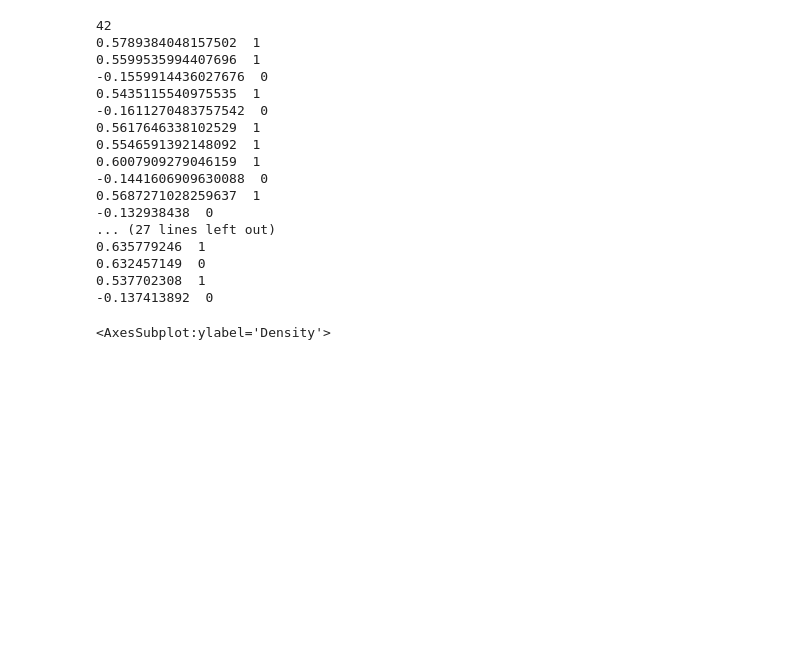
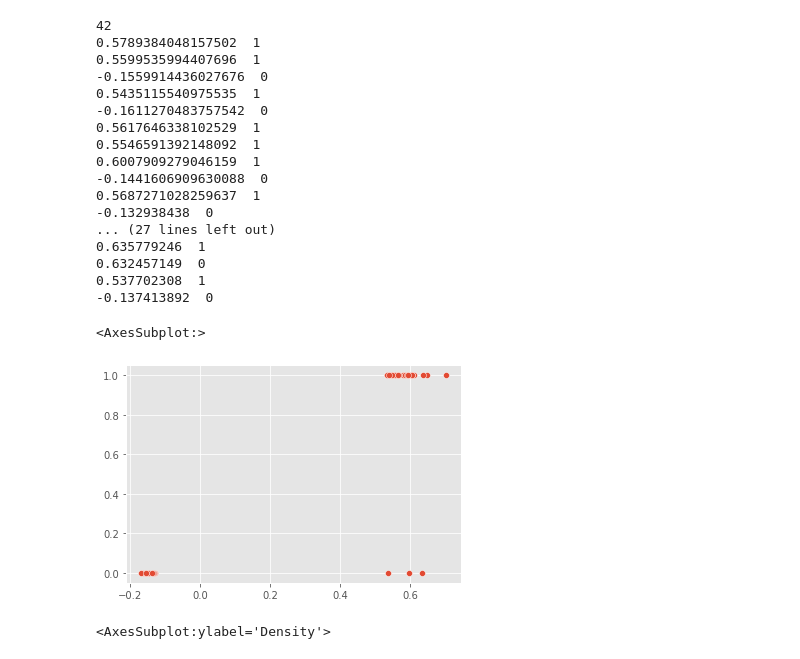
Before and after one commit to huutuongtu/ML_project, a Jupyter notebook: Label_after.ipynb, the cells around one changed output. Cells and saved outputs as stored; diff of their text form; code cells hidden in the pictures; blank space fills up the shorter version.

```diff
--- a/Label_after.ipynb
+++ b/Label_after.ipynb
@@ -55,6 +55,11 @@ for i in range(len(mc)):
 0.632457149  0
 0.537702308  1
 -0.137413892  0
+# %%
+sns.scatterplot(x=mc,  y=lb)
+# %% [output]
+<AxesSubplot:>
+[figure, added]
 # %%
 yes1 = []
 no1 = []
```
